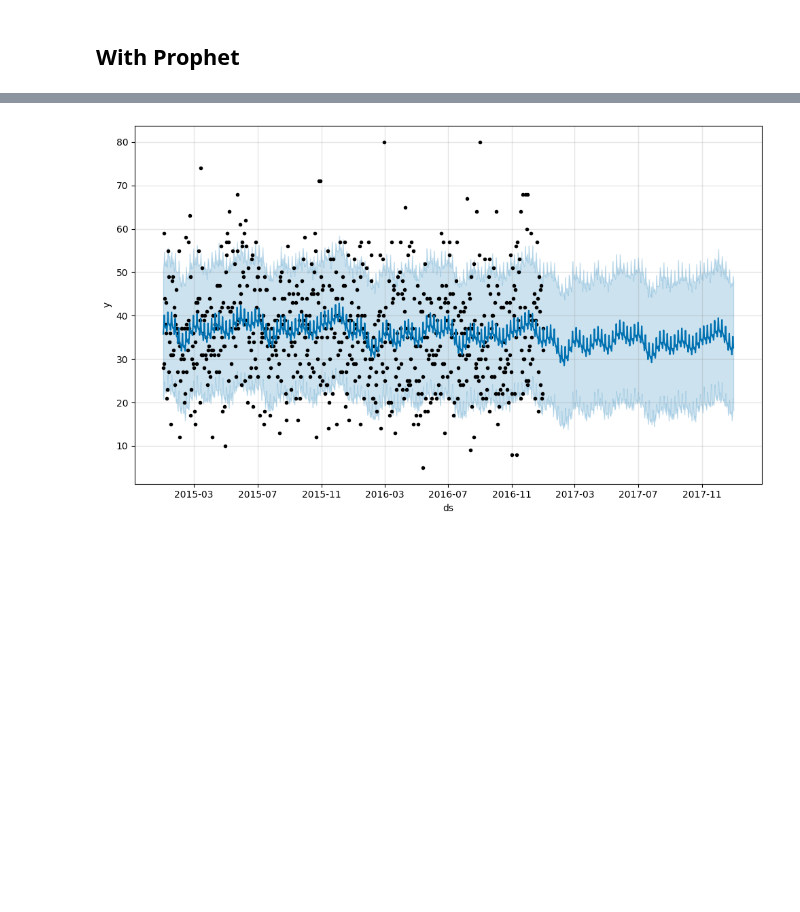
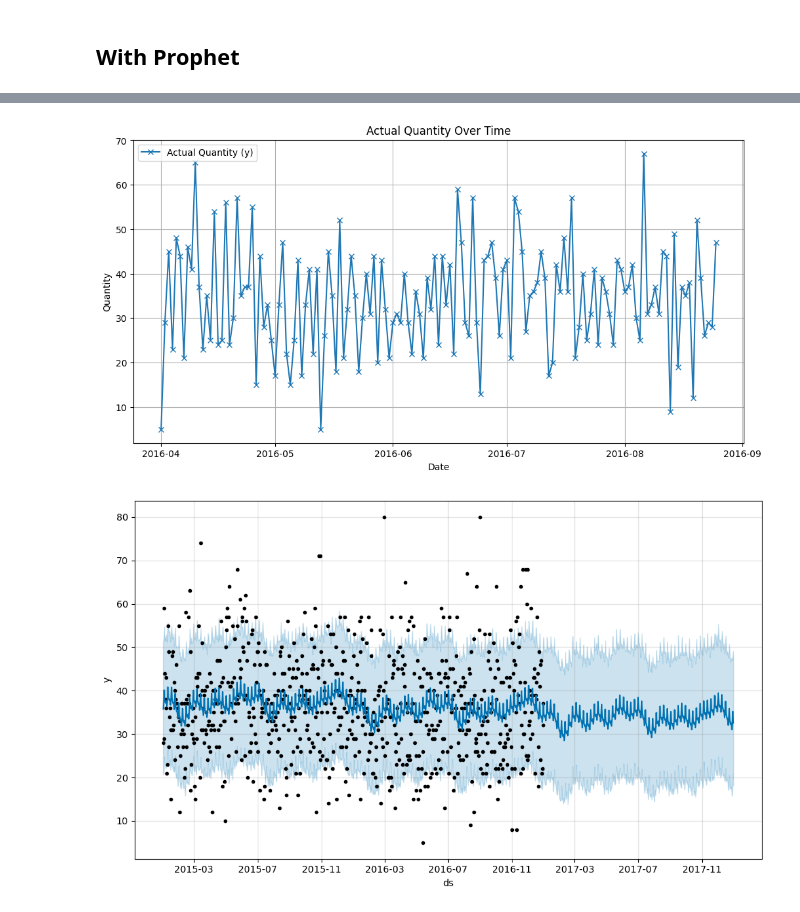
Before and after one commit to SunithAreng/DSS_Project_DataCo, a Jupyter notebook: Comparison between Models.ipynb, the cells around one changed output, grey strips where cells are left out. Cells and saved outputs as stored; diff of their text form; code cells hidden in the pictures; blank space fills up the shorter version.

```diff
--- a/Comparison between Models.ipynb
+++ b/Comparison between Models.ipynb
@@ -204,0 +257,11 @@ plt.show()
+# %%
+results1 = spark.sql("""
+            Select order_date as ds,
+            sum(order_item_quantity) as y
+            From my_table
+            Where product_card_id = 191
+            and order_country = 'Estados Unidos'
+            group by ds
+            order by ds
+        """).toPandas()
+results1
@@ -205,3 +282,19 @@ plt.show()
+# %%
+# Plot
+plt.figure(figsize=(12, 6))
+plt.plot(results1['ds'], results1['y'], label='Actual Quantity (y)', marker='x')
+
+# Add labels and title
+plt.xlabel('Date')
+plt.ylabel('Quantity')
+plt.title('Actual Quantity Over Time')
+plt.legend()
+
+# Show plot
+plt.grid(True)
+plt.show()
+# %% [output]
+[figure, added]
 # %%
 import warnings
 
```
Also changed, not shown: parts of 11 cells of this notebook, 3 other files.
